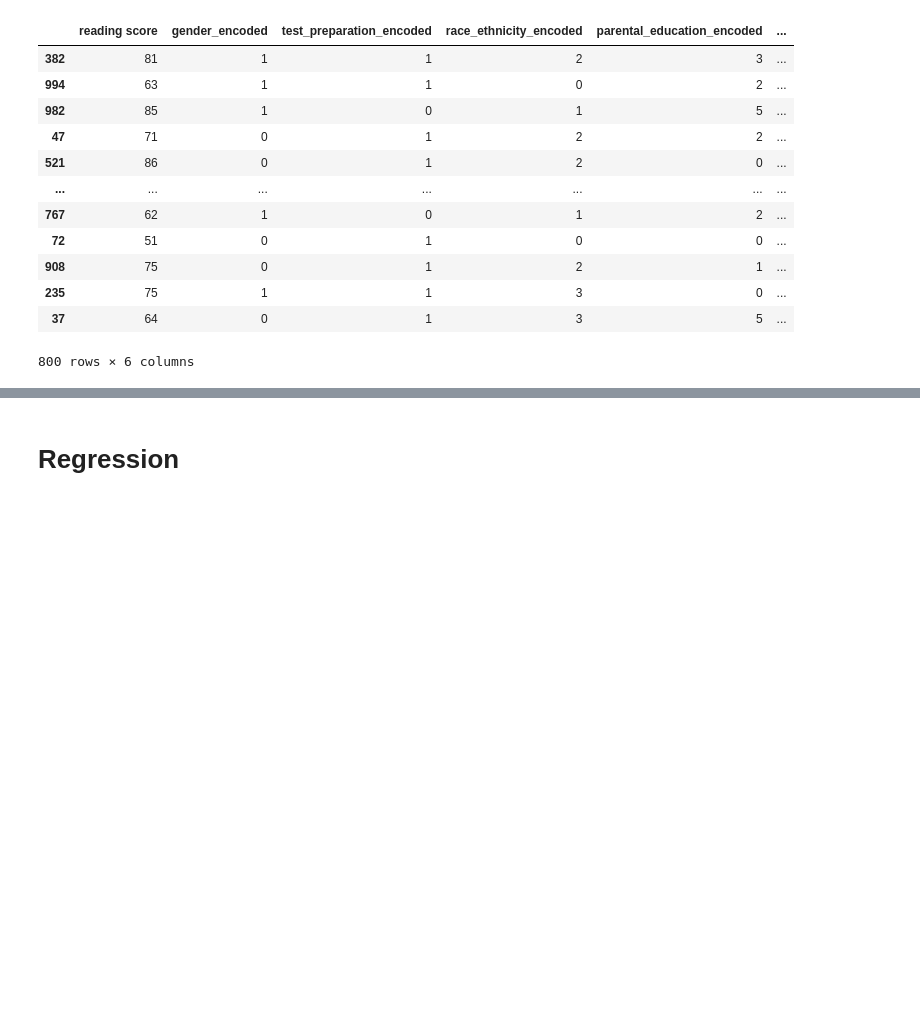
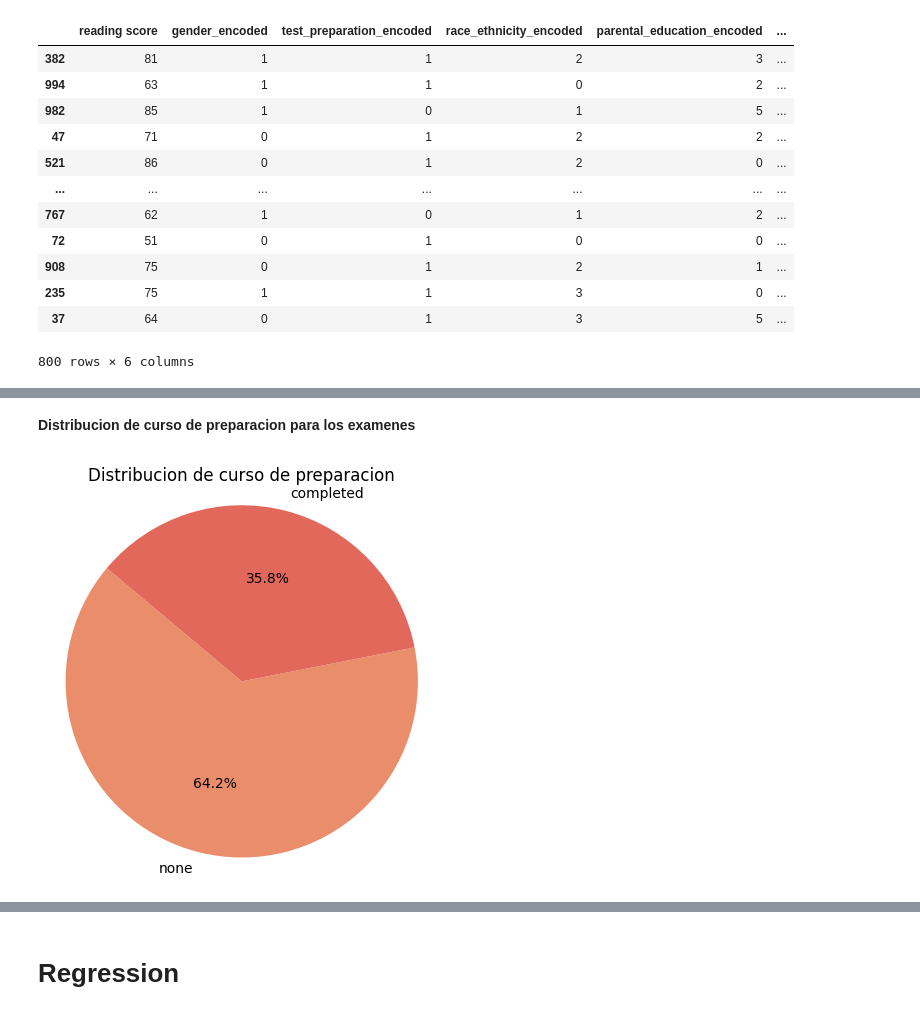
Before and after one commit to WilmerSoto/PrediccionExamen, a Jupyter notebook: Trabajo_final.ipynb, the cells around one changed output, grey strips where cells are left out. Drawn from its saved outputs; the diff is of its cells as text; code cells hidden in the pictures; blank space fills up the shorter version.

```diff
--- a/Trabajo_final.ipynb
+++ b/Trabajo_final.ipynb
@@ -236,0 +285,15 @@ x_train
+# %% [markdown]
+**Distribucion de curso de preparacion para los examenes**
+# %%
+test_prep_counts = df_original['test preparation course'].value_counts()
+
+labels = test_prep_counts.index.tolist()
+values = test_prep_counts.values.tolist()
+
+plt.figure(figsize=(5, 5))
+plt.pie(values, labels=labels, autopct='%1.1f%%', startangle=140)
+plt.title('Distribucion de curso de preparacion')
+plt.axis('equal')
+plt.show()
+# %% [output]
+[figure, added]
```
Also changed, not shown: parts of 15 cells of this notebook.
